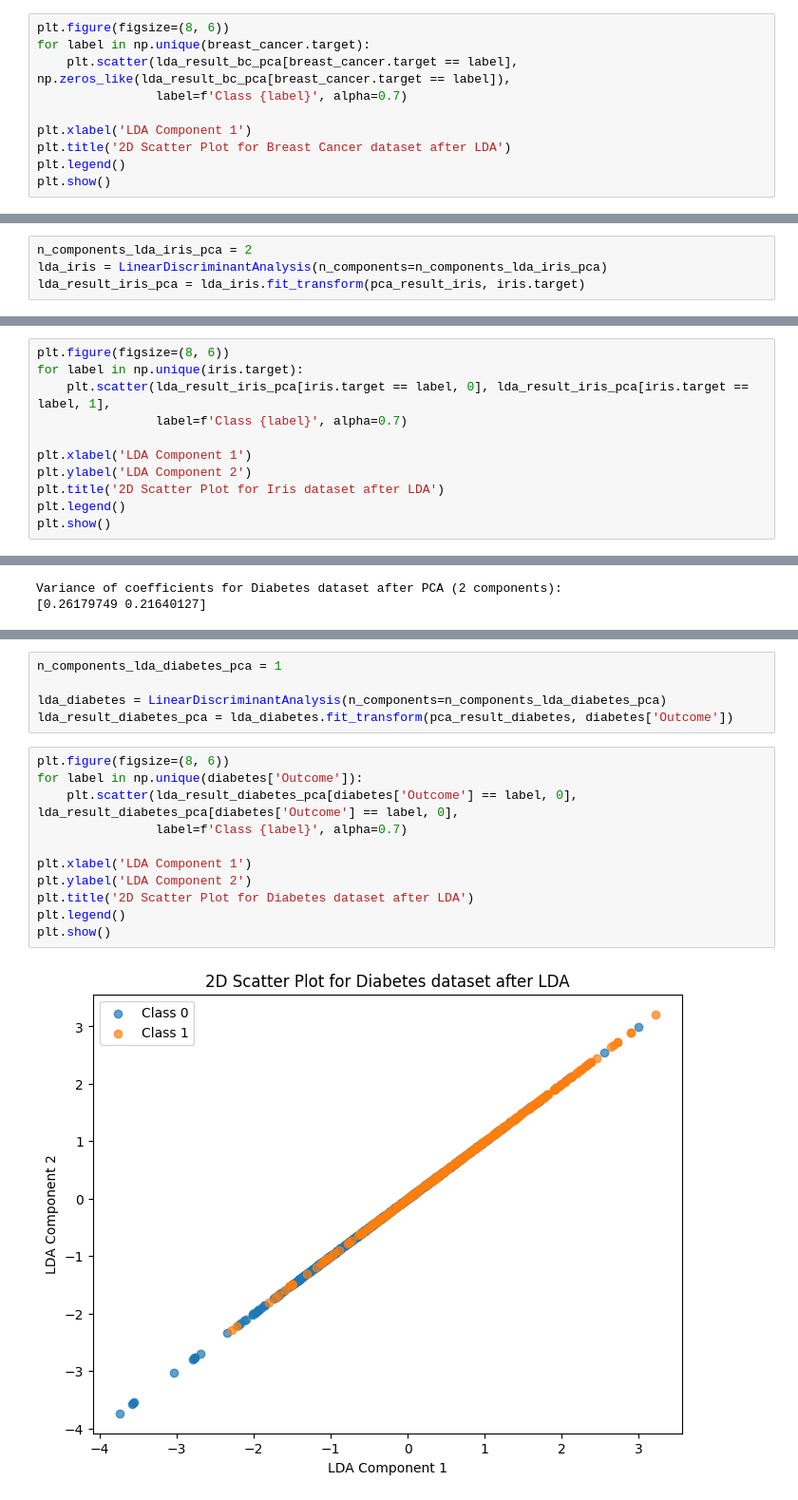
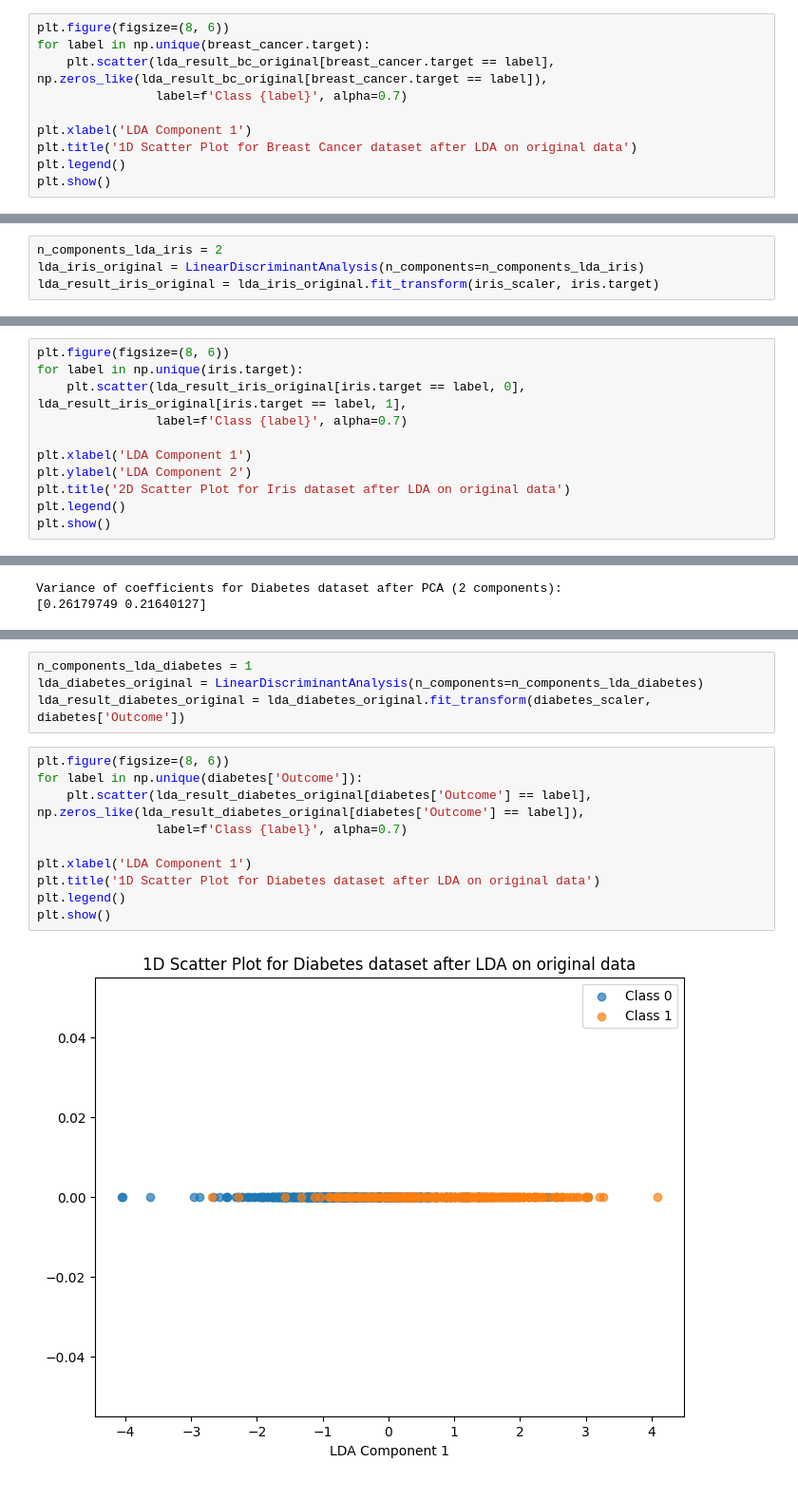
Before and after one commit to rahul-727/AML-Lab_Work, a Jupyter notebook: 2348544_Program6.ipynb, the cells around one changed output, grey strips where cells are left out. Shown at 95% size. Saved outputs shown, nothing was run; the diff lists cells and outputs as text.

```diff
--- a/2348544_Program6.ipynb
+++ b/2348544_Program6.ipynb
@@ -257,11 +257,11 @@ lda_result_bc_pca = lda_bc.fit_transform(pca_result_bc, breast_cancer.target)
 # %%
 plt.figure(figsize=(8, 6))
 for label in np.unique(breast_cancer.target):
-    plt.scatter(lda_result_bc_pca[breast_cancer.target == label], np.zeros_like(lda_result_bc_pca[breast_cancer.target == label]),
+    plt.scatter(lda_result_bc_original[breast_cancer.target == label], np.zeros_like(lda_result_bc_original[breast_cancer.target == label]),
                 label=f'Class {label}', alpha=0.7)
 
 plt.xlabel('LDA Component 1')
-plt.title('2D Scatter Plot for Breast Cancer dataset after LDA')
+plt.title('1D Scatter Plot for Breast Cancer dataset after LDA on original data')
 plt.legend()
 plt.show()
 # %% [output]
@@ -348,18 +364,18 @@ Apply LDA for Iris dataset after PCA
 # %%
-n_components_lda_iris_pca = 2
-lda_iris = LinearDiscriminantAnalysis(n_components=n_components_lda_iris_pca)
-lda_result_iris_pca = lda_iris.fit_transform(pca_result_iris, iris.target)
+n_components_lda_iris = 2
+lda_iris_original = LinearDiscriminantAnalysis(n_components=n_components_lda_iris)
+lda_result_iris_original = lda_iris_original.fit_transform(iris_scaler, iris.target)
 # %% [markdown]
 # 2D scatter plot for iris dataset after LDA
 # %%
 plt.figure(figsize=(8, 6))
 for label in np.unique(iris.target):
-    plt.scatter(lda_result_iris_pca[iris.target == label, 0], lda_result_iris_pca[iris.target == label, 1],
+    plt.scatter(lda_result_iris_original[iris.target == label, 0], lda_result_iris_original[iris.target == label, 1],
                 label=f'Class {label}', alpha=0.7)
 
 plt.xlabel('LDA Component 1')
 plt.ylabel('LDA Component 2')
-plt.title('2D Scatter Plot for Iris dataset after LDA')
+plt.title('2D Scatter Plot for Iris dataset after LDA on original data')
 plt.legend()
 plt.show()
 # %% [output]
@@ -437,19 +485,17 @@ Apply LDA for Diabetes dataset after PCA
 # %%
-n_components_lda_diabetes_pca = 1
-
-lda_diabetes = LinearDiscriminantAnalysis(n_components=n_components_lda_diabetes_pca)
-lda_result_diabetes_pca = lda_diabetes.fit_transform(pca_result_diabetes, diabetes['Outcome'])
+n_components_lda_diabetes = 1
+lda_diabetes_original = LinearDiscriminantAnalysis(n_components=n_components_lda_diabetes)
+lda_result_diabetes_original = lda_diabetes_original.fit_transform(diabetes_scaler, diabetes['Outcome'])
 # %%
 plt.figure(figsize=(8, 6))
 for label in np.unique(diabetes['Outcome']):
-    plt.scatter(lda_result_diabetes_pca[diabetes['Outcome'] == label, 0], lda_result_diabetes_pca[diabetes['Outcome'] == label, 0],
+    plt.scatter(lda_result_diabetes_original[diabetes['Outcome'] == label], np.zeros_like(lda_result_diabetes_original[diabetes['Outcome'] == label]),
                 label=f'Class {label}', alpha=0.7)
 
 plt.xlabel('LDA Component 1')
-plt.ylabel('LDA Component 2')
-plt.title('2D Scatter Plot for Diabetes dataset after LDA')
+plt.title('1D Scatter Plot for Diabetes dataset after LDA on original data')
 plt.legend()
 plt.show()
 # %% [output]
-[figure, old version]
+[figure, new version]
 # %% [markdown]
```
Also changed, not shown: parts of 27 cells of this notebook.
